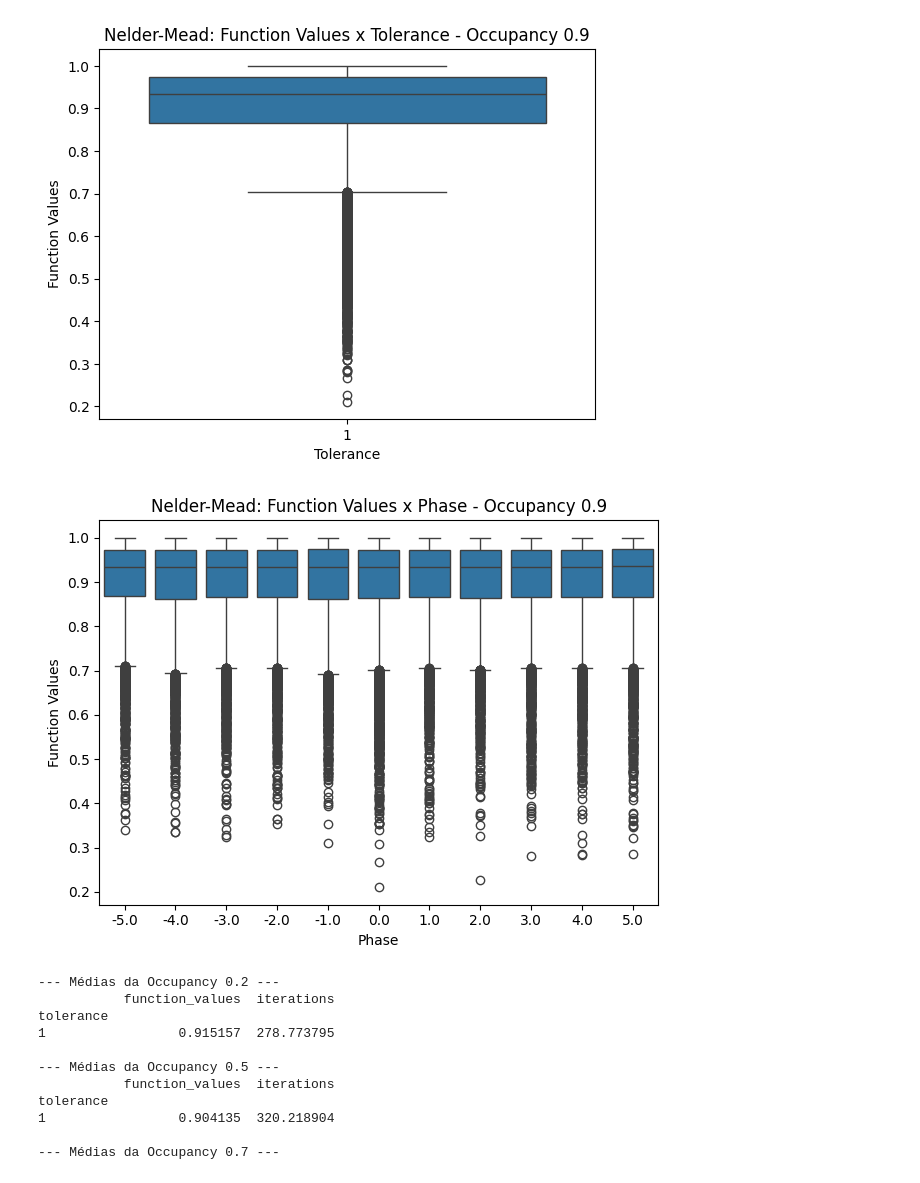
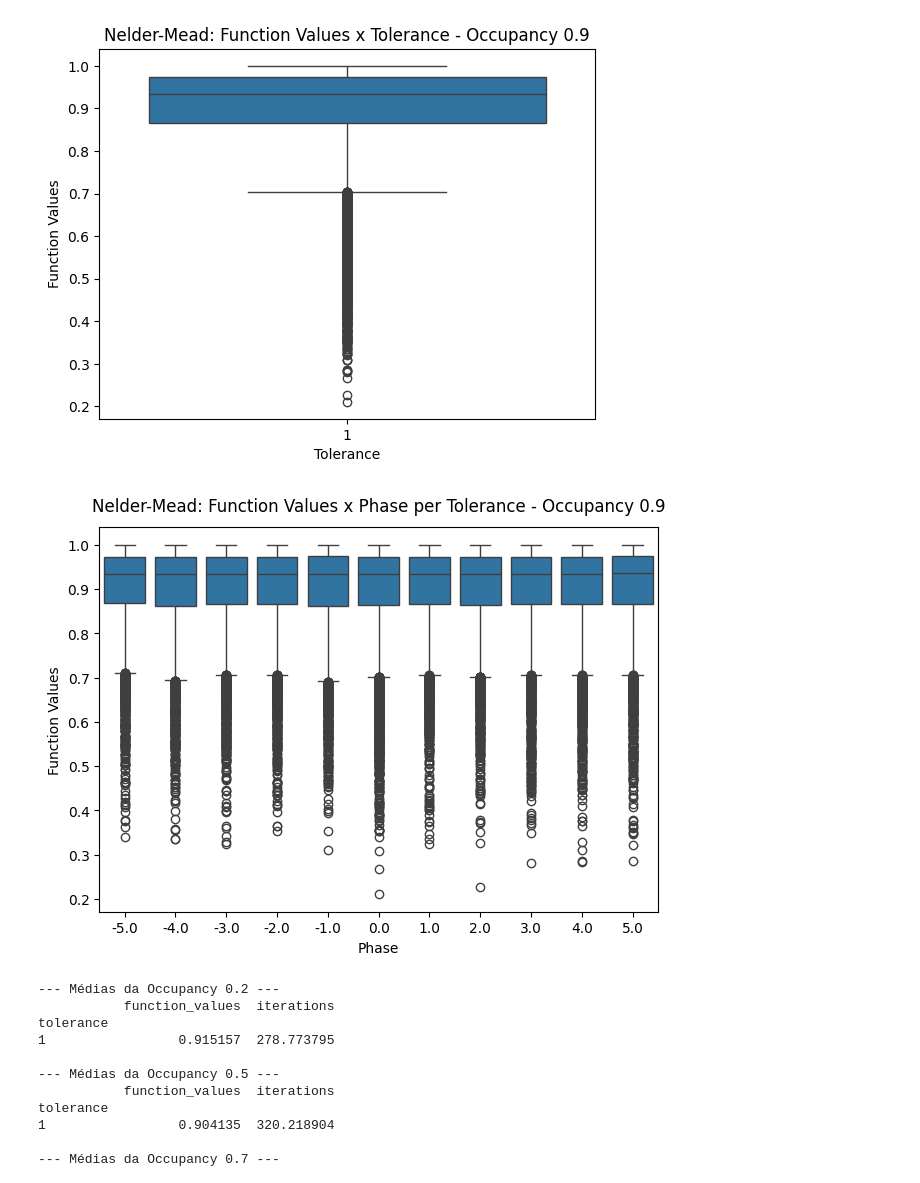
Before and after one commit to Caua-Gomes2005/Nelder-Mead_Rede-Neural, a Jupyter notebook: avaliacao_NM.ipynb, the cells around one changed output. Cells and saved outputs as stored; diff of their text form; code cells hidden in the pictures.

```diff
--- a/avaliacao_NM.ipynb
+++ b/avaliacao_NM.ipynb
@@ -167,7 +167,7 @@ for i in range(len(res)):
     plt.ylabel('Function Values')
     plt.title('Nelder-Mead: Function Values x Phase - Occupancy ' + occ_name[i][3:])
     plt.tight_layout()
-    g.fig.suptitle('Nelder-Mead: Function Values x Phase per Tolerance - Occupancy ' + occ_name[i][3:], y=1.02)
+    plt.title('Nelder-Mead: Function Values x Phase per Tolerance - Occupancy ' + occ_name[i][3:], y=1.02)
     plt.show()
 # %% [output]
 [figure]
@@ -182,6 +182,6 @@ for i in range(len(res)):
 [figure]
 [figure]
-[figure, old version]
+[figure, new version]
 # %%
 #Media dos function values e iterações por tolerancia
 for i in range(len(res)):
```
Also changed, not shown: parts of 2 cells of this notebook.
